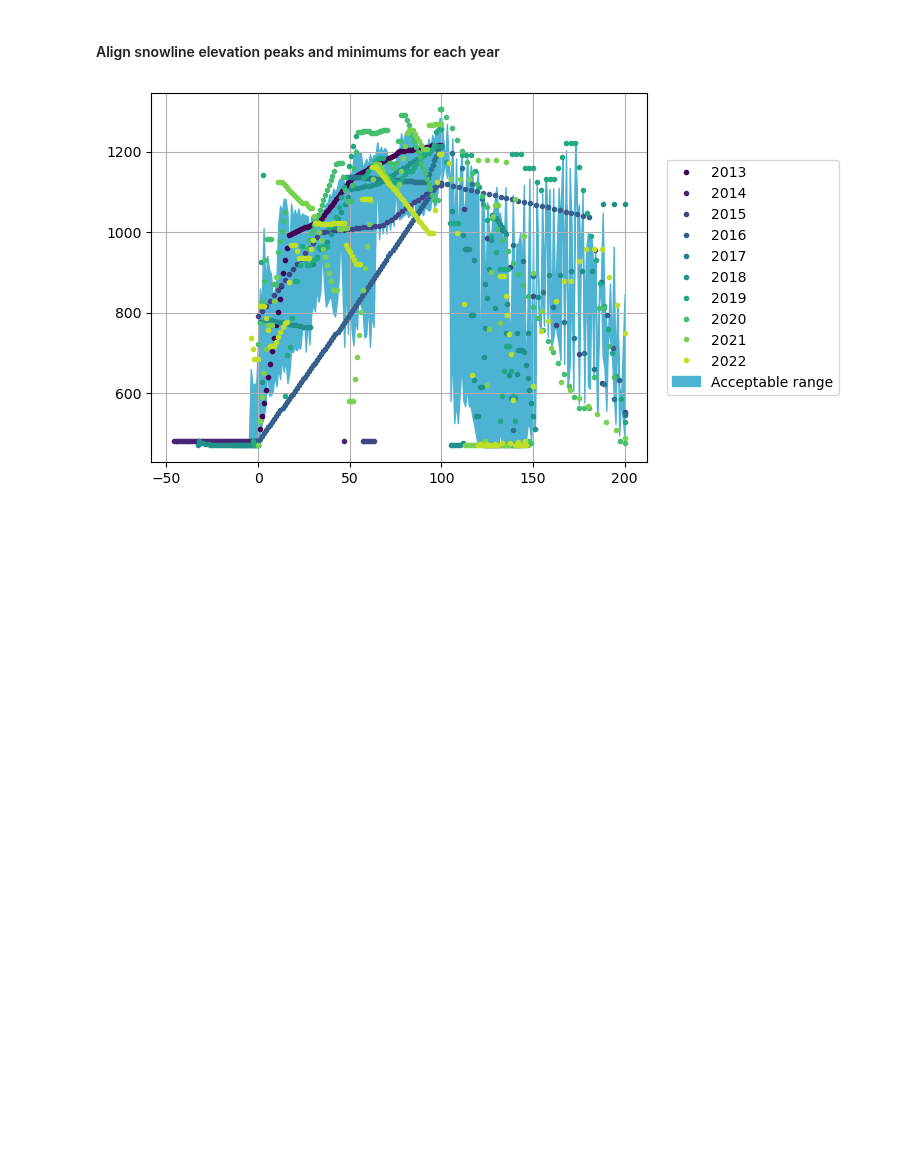
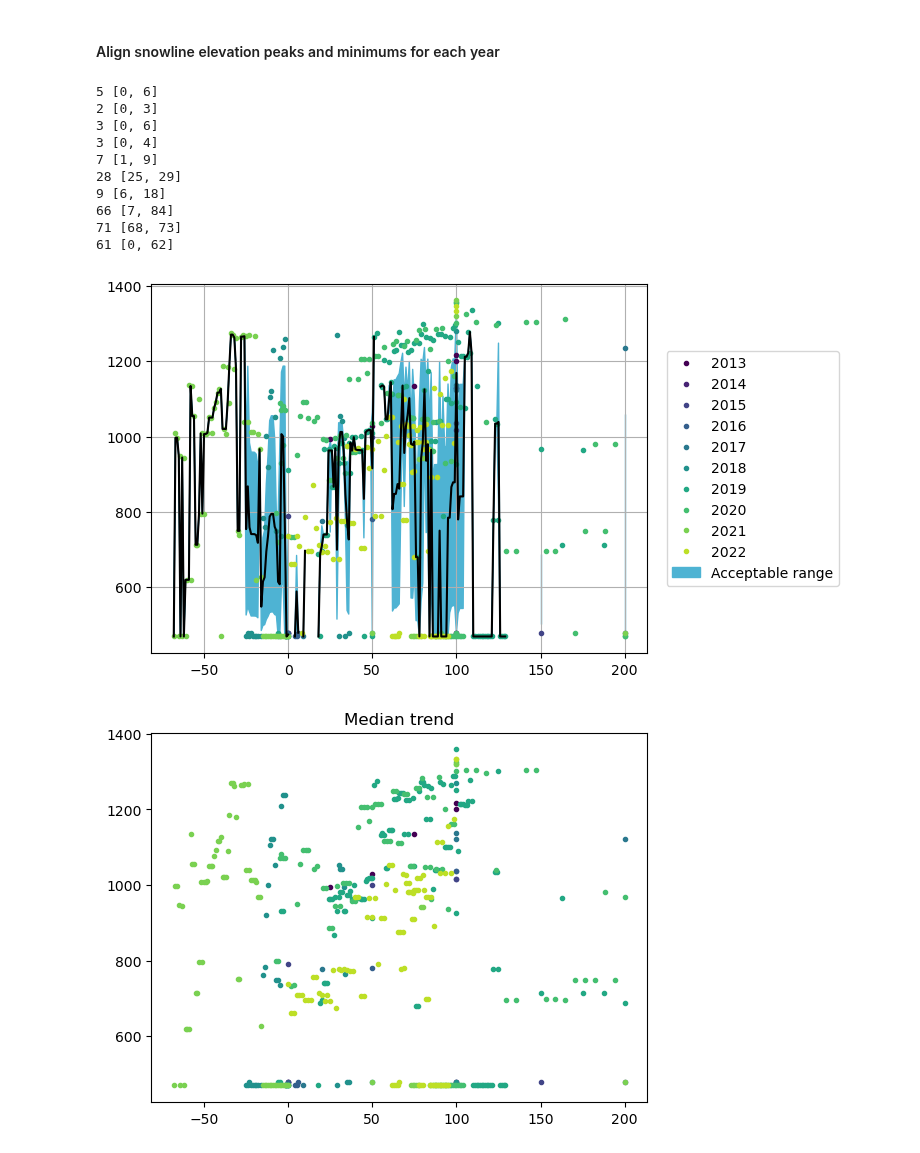
Before and after one commit to RaineyAbe/glacier-snow-cover-mapping, a Jupyter notebook: notebooks/drafts_untested/filter_snowline_timeseries_automatic.ipynb, the cells around one changed output. Drawn from its saved outputs; the diff is of its cells as text; code cells hidden in the pictures; blank space fills up the shorter version.

```diff
--- a/notebooks/drafts_untested/filter_snowline_timeseries_automatic.ipynb
+++ b/notebooks/drafts_untested/filter_snowline_timeseries_automatic.ipynb
@@ -56,5 +56,16 @@ sl_est_full['year'] = [x.year for x in sl_est_full['datetime']]
 years = np.unique(sl_est_full['year'])
 # set datetime as index
 sl_est_full.index = sl_est_full['datetime']
-sl_est_full
+
+# plot all snowline elevations
+fig = plt.figure(figsize=(10,6))
+cmap = plt.cm.viridis
+for i, year in enumerate(years):
+    sl_est_year = sl_est_full.loc[sl_est_full['year']==year]
+    plt.plot(sl_est_year['datetime'], sl_est_year['snowlines_elevs_median_m'], '.', color=cmap(i/len(years)))
+plt.grid()
+plt.ylabel('Median snowline elevation [m]')
+plt.xlabel('Date')
+plt.title(site_name)
+plt.show()
 # %% [output]
@@ -129,38 +228,48 @@ def running_median(x, N):
 # ax2.set_xlabel('Date')
 # ax2.grid()
 
-fig = plt.figure()
+fig1, ax1 = plt.subplots(1, 1)
 plt.style.use('default')
 col = plt.cm.viridis
+
+fig2, ax2 = plt.subplots(1, 1)
 
 # -----Initialize variables
 df_full = pd.DataFrame()
 days_new_full = []
 snowline_elevs_full = []
+sl_min = np.nanmin(sl_est_year['snowlines_elevs_median_m'].values) # minimum snowline elevation for all dates
 
 # -----Loop through years
 for i, year in enumerate(years):
+
     # subset snowlines by year
     sl_est_year = sl_est_full.loc[sl_est_full['year']==year]
     # grab day of year (DOY) for each date
     sl_est_year_DOY = (sl_est_year['datetime'].values.astype('datetime64[D]')
                          - np.datetime64(str(year)+'-01-01')).astype(int)
+    sl_interp = sl_est_year['snowlines_elevs_median_m'].values
+    days = sl_est_year_DOY
     # create array of days between minimum and maximum DOY
-    days = np.arange(np.nanmin(sl_est_year_DOY), np.nanmax(sl_est_year_DOY)).astype(int)
-    # interpolate snowline at each day
-    f = interp1d(sl_est_year_DOY, sl_est_year['snowlines_elevs_median_m'])
-    sl_interp = f(days)
+    # days = np.arange(np.nanmin(sl_est_year_DOY), np.nanmax(sl_est_year_DOY)).astype(int)
+    # # interpolate snowline at each day
+    # f = interp1d(sl_est_year_DOY, sl_est_year['snowlines_elevs_median_m'])
+    # sl_interp = f(days)
 
     # calculate moving median
-    N = 5 # window size
+    N = 3 # window size
     sl_interp_med = running_median(sl_interp, N)
 
-    # shift into "normalized space" where min and max snowline elevations are aligned for all years
-    max_position = 100 # "day" when max snowline elevation will occur
-    min_positions = [0, 200] # "days" when minimum snowline elevations will occur
-    Imax = np.argwhere(sl_interp_med==np.nanmax(sl_interp_med))[-1][0]
-    Imins = [np.argwhere(sl_interp_med[0:Imax]==np.nanmin(sl_interp_med[0:Imax]))[-1][0], # minimum before increasing to max sl
-             np.argwhere(sl_interp_med[Imax:]==np.nanmin(sl_interp_med[Imax:]))[0][0] + Imax] # minimum after max sl
+    # shift into "relative space" where min and max snowline elevations are ~aligned for all years
+    max_position = 100 # "day" where all maximum snowline elevations will be aligned
+    min_positions = [0, 200] # "days" where all minimum snowline elevations will be aligned
+    Imax = np.argwhere(sl_interp_med==np.nanmax(sl_interp_med))[-1][0] # index where maximum snowline elevation occurs
+    Imins = [0,len(sl_interp)] # index where minimum snowline elevation occurs - start with min and max indices
+    if any(sl_interp_med[0:Imax] == sl_min): # if any snowline elevs equal minimum BEFORE reaching maximum
+        Imins[0] = np.argwhere(sl_interp_med[0:Imax]==sl_min)[-1][0] # minimum before max snowline elev
+    if any(sl_interp_med[Imax:] == sl_min): # if any snowline elevs equal minimum AFTER reaching maximum
+        Imins[1] = np.argwhere(sl_interp_med[Imax:]==sl_min)[0][0] + Imax # minimum after max snowline elev
+    print(Imax, Imins)
     # create new days array
     days_new = np.zeros(len(days))
     # align first minimum and maximum snowline elevations
@@ -174,41 +283,55 @@ for i, year in enumerate(years):
     days_shift = days_new - days
 
     # plot
-    plt.plot(days_new, sl_interp_med, '.', color=col(i/len(years)), label=year)
+    ax1.plot(days_new, sl_interp, '.', color=col(i/len(years)), label=year)
+    ax2.plot(days_new, sl_interp_med, '.', color=col(i/len(years)), label=year)
 
     # add to full data variables
     days_new_full = np.concatenate((days_new_full, days_new))
     snowline_elevs_full = np.concatenate((snowline_elevs_full, sl_interp_med))
     df = pd.DataFrame({'year': [year],
                        'days': [days],
                        'days_new': [days_new],
                        'sl_est': [sl_interp],
                       })
     df_full = pd.concat([df_full, df])
 
 # adjust full dataframe
 df_full = df_full.reset_index(drop=True)
 
 # sort days and snowlines by date
 Isort = np.argsort(days_new_full)
 days_new_full_sort = days_new_full[Isort]
 snowline_elevs_full_sort = snowline_elevs_full[Isort]
 
 # characterize acceptable range
 unique_days = np.unique(np.round(days_new_full_sort))
+# weeks = np.arange(np.fix(unique_days[0]/7), np.round(unique_days[-1]/7))
 med = np.zeros(len(unique_days))
 IQR_min, IQR_max = np.zeros(len(unique_days)), np.zeros(len(unique_days))
 for i, day in enumerate(unique_days):
-    Iday = np.argwhere(np.round(days_new_full_sort)==day)
+    # Iweek = np.argwhere((days_new_full_sort/7 > weeks[i]) & (days_new_full_sort/7 < weeks[i+1]))
+    Iday = np.argwhere(days_new_full_sort==day)
     med[i] = np.nanmedian(snowline_elevs_full_sort[Iday])
     IQR_min[i] = iqr(snowline_elevs_full_sort[Iday], rng=(10,50), nan_policy='omit')
     IQR_max[i] = iqr(snowline_elevs_full_sort[Iday], rng=(50,90), nan_policy='omit')
 
-
-plt.fill_between(unique_days, med-IQR_min, med+IQR_max, color='#4eb3d3', label='Acceptable range')
-# plt.plot(unique_days, med, '-k')
-plt.grid()
-plt.legend(loc='center right', bbox_to_anchor=[1.2, 0.4, 0.2, 0.2])
+ax1.fill_between(unique_days, med-IQR_min, med+IQR_max, color='#4eb3d3', label='Acceptable range')
+ax1.plot(unique_days, med, '-k')
+ax1.grid()
+ax1.legend(loc='center right', bbox_to_anchor=[1.2, 0.4, 0.2, 0.2])
+ax2.set_title('Median trend')
 plt.show()
 # %% [output]
+5 [0, 6]
+2 [0, 3]
+3 [0, 6]
+3 [0, 4]
+7 [1, 9]
+28 [25, 29]
+9 [6, 18]
+66 [7, 84]
+71 [68, 73]
+61 [0, 62]
-[figure, old version]
+[figure, new version]
+[figure, added]
```
Also changed, not shown: parts of 8 cells of this notebook, 4 other files.
